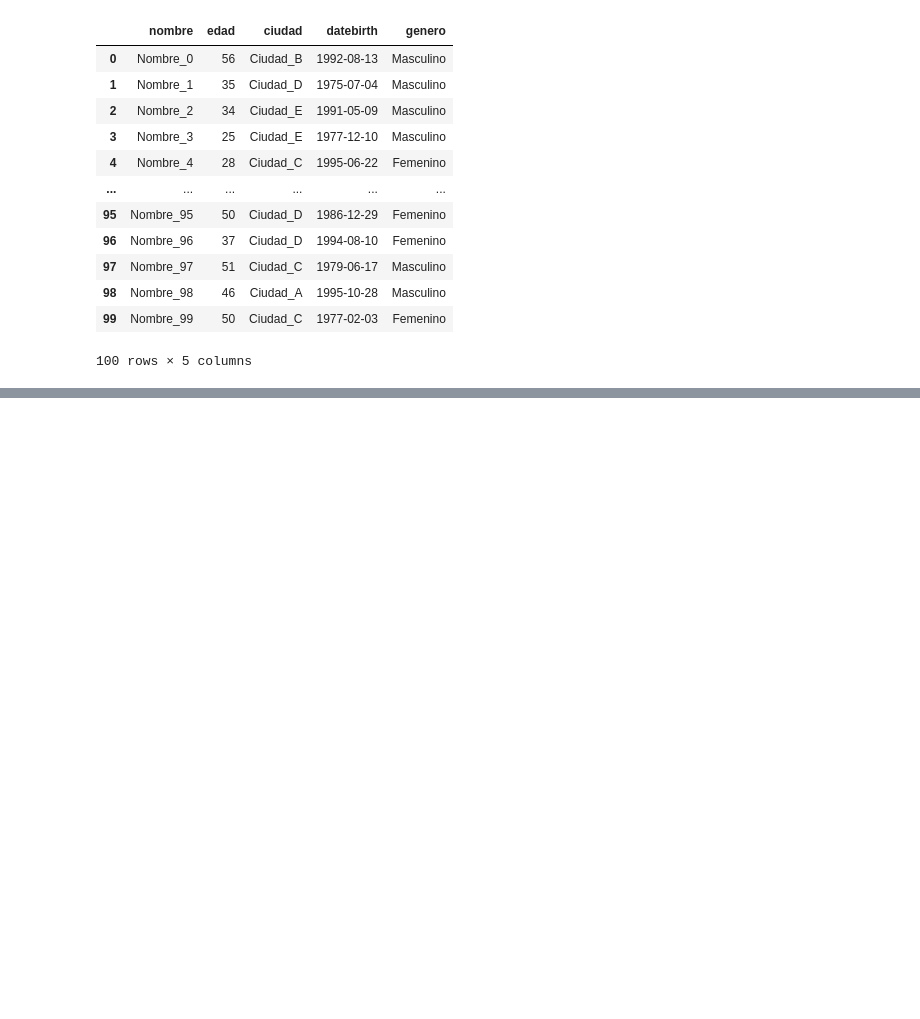
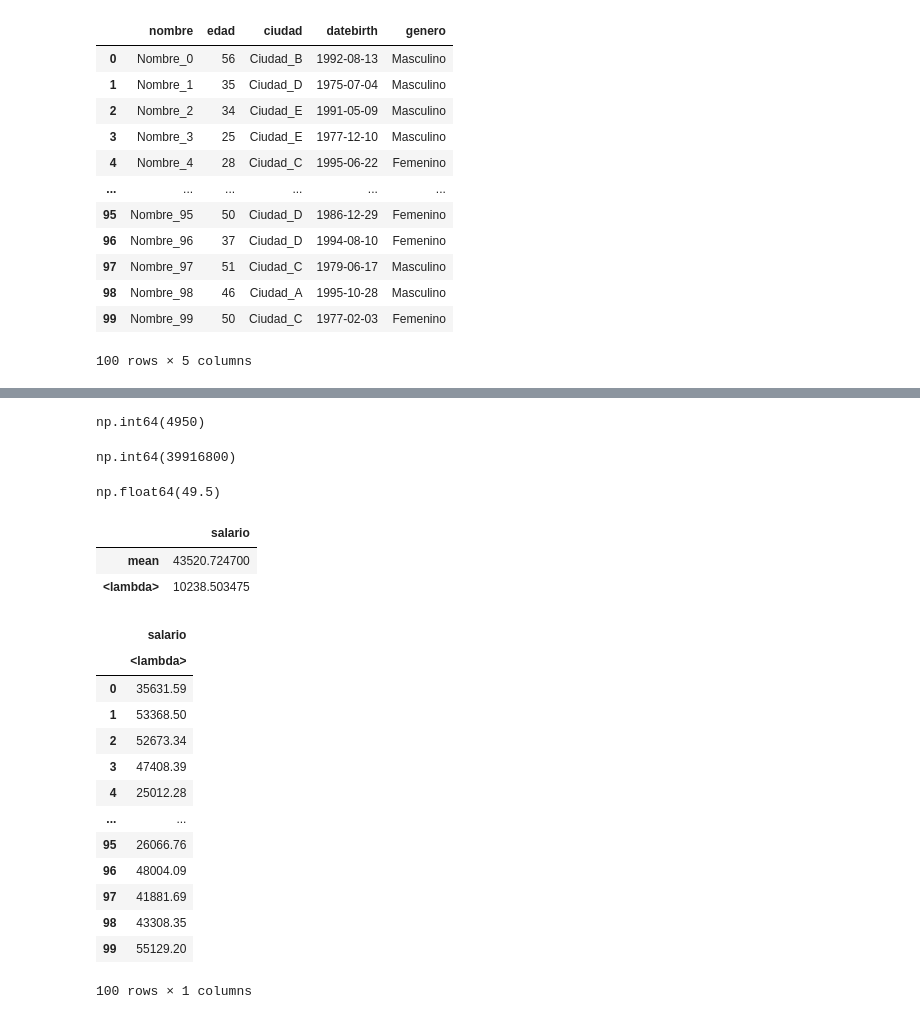
Before and after one commit to irving-math/arquitectura-computadora, a Jupyter notebook: python/notebook_prueba.ipynb, the cells around one changed output, grey strips where cells are left out. Saved outputs shown, nothing was run; the diff lists cells and outputs as text; code cells hidden in the pictures; blank space fills up the shorter version.

```diff
--- a/python/notebook_prueba.ipynb
+++ b/python/notebook_prueba.ipynb
@@ -958,0 +1089,35 @@ my_data.drop("salario", axis=1)
+# %%
+reduce(array_example, suma)
+# %% [output]
+np.int64(4950)
+# %%
+reduce(array_example[1:12], multiplica)
+# %% [output]
+np.int64(39916800)
+# %%
+reduce(array_example, lambda listita: np.mean(listita))
+# %% [output]
+np.float64(49.5)
+# %%
+my_data.agg({'salario': ['mean', lambda x: x.std()]})
+# %% [output]
+|  | salario |
+| mean | 43520.724700 |
+| <lambda> | 10238.503475 |
+# %%
+my_data.transform({'salario': [lambda x: np.round(x, 2)]})
+# %% [output]
+|  | salario |
+|  | <lambda> |
+| 0 | 35631.59 |
+| 1 | 53368.50 |
+| 2 | 52673.34 |
+| 3 | 47408.39 |
+| 4 | 25012.28 |
+| ... | ... |
+| 95 | 26066.76 |
+| 96 | 48004.09 |
+| 97 | 41881.69 |
+| 98 | 43308.35 |
+| 99 | 55129.20 |
+100 rows × 1 columns
```
Also changed, not shown: parts of 38 cells of this notebook, 4 other files.
